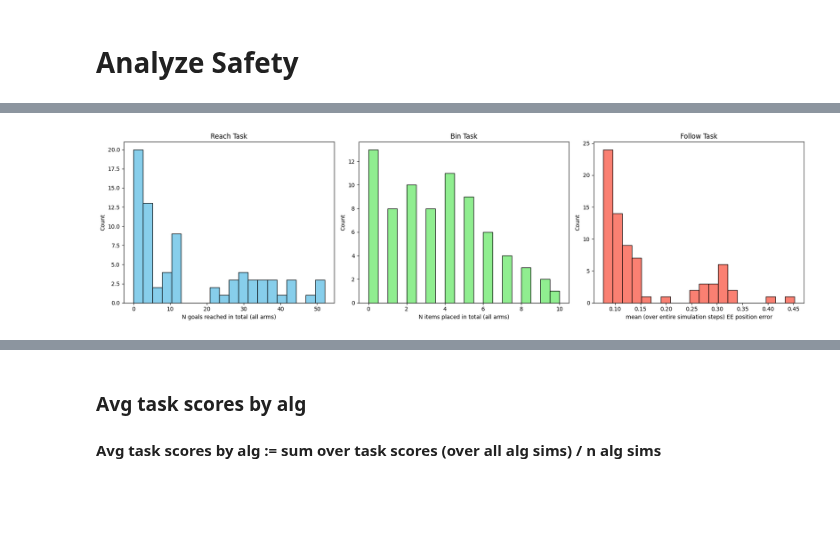
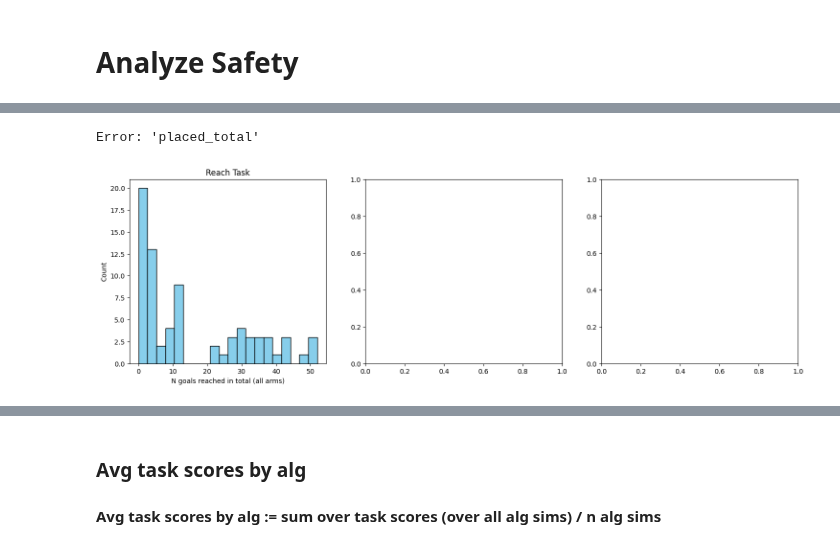
Before and after one commit to Dan7171/rl_for_curobo, a Jupyter notebook: projects_root/experiments/analysis_test.ipynb, the cells around one changed output, grey strips where cells are left out. Saved outputs shown, nothing was run; the diff lists cells and outputs as text; code cells hidden in the pictures; blank space fills up the shorter version.

```diff
--- a/projects_root/experiments/analysis_test.ipynb
+++ b/projects_root/experiments/analysis_test.ipynb
@@ -132,12 +139,12 @@ tmp_O_w5000_cov05_trust3 = '/home/dan/Desktop/data_benchmarks/name_format_2/from
 # %% [markdown]
 # Input config
 # %%
-root_paths = [tmp_O_w5000_cov05_trust3, verified_01_09] # batch_01_09_follow_reach_new_bugfix_in_logging_cols # change this to the root path of the simulations you want to check
+root_paths = [verified_01_09,O_w5000_cov05_trust3_thresh030] #[tmp_O_w5000_cov05_trust3, verified_01_09] # batch_01_09_follow_reach_new_bugfix_in_logging_cols # change this to the root path of the simulations you want to check
 dataset = ''
 verify = False # verify = True
 O_tuning = True
 n_max = 400 # max number of simulations to load (to prevent ram errors load at most 1000)
-exclude_substrings = ['V1_BEFORE_0109']
+exclude_substrings = ['V1_BEFORE_0109','Tfollow','Tbin'] # Exclude old version reach and follow simulations
 load_only = {
     'task_type': ['bin','reach','follow'], # ['reach', 'follow', 'bin']
     'alg':['O','O-','SC','SD','CC'], # ['O','O-','SC','SD','CC']
@@ -1458,7 +1411,7 @@ def plot_overall_distribution(df, target_label_name='Average Planning Time Per A
     plt.tight_layout()
     plt.show()
 # %%
-for target_col_name in ['tplanning_moaw','ctrl_freq_moaw']:
-    for box_plot_i in box_plot:
-        title = f'Overall distributiion of {target_col_name}, (BOXPLOT {box_plot_i})'
-        plot_overall_distribution(df_planning_time,title, target_col_name=target_col_name,boxplot=box_plot_i)
+# for target_col_name in ['tplanning_moaw','ctrl_freq_moaw']:
+#     for box_plot_i in box_plot:
+#         title = f'Overall distributiion of {target_col_name}, (BOXPLOT {box_plot_i})'
+#         plot_overall_distribution(df_planning_time,title, target_col_name=target_col_name,boxplot=box_plot_i)
@@ -2334,29 +2044,34 @@ Name: count, dtype: int64
 # %%
 # Histogram of the follow task score
+try:
+    fig, axs = plt.subplots(1, 3, figsize=(18, 5))
 
-fig, axs = plt.subplots(1, 3, figsize=(18, 5))
+    # Histogram for task_score_reach
+    axs[0].hist(overall_df[overall_df.task_type == 'reach']['reached_total'], bins=20, color='skyblue', edgecolor='black')
+    axs[0].set_title('Reach Task')
+    axs[0].set_xlabel('N goals reached in total (all arms)')
+    axs[0].set_ylabel('Count')
 
-# Histogram for task_score_reach
-axs[0].hist(overall_df[overall_df.task_type == 'reach']['reached_total'], bins=20, color='skyblue', edgecolor='black')
-axs[0].set_title('Reach Task')
-axs[0].set_xlabel('N goals reached in total (all arms)')
-axs[0].set_ylabel('Count')
+    # Histogram for task_score_bins
+    axs[1].hist(overall_df[overall_df.task_type == 'bin']['placed_total'], bins=20, color='lightgreen', edgecolor='black')
+    axs[1].set_title('Bin Task')
+    axs[1].set_xlabel('N items placed in total (all arms)')
+    axs[1].set_ylabel('Count')
 
-# Histogram for task_score_bins
-axs[1].hist(overall_df[overall_df.task_type == 'bin']['placed_total'], bins=20, color='lightgreen', edgecolor='black')
-axs[1].set_title('Bin Task')
-axs[1].set_xlabel('N items placed in total (all arms)')
-axs[1].set_ylabel('Count')
+    # Histogram for task_score_follow
+    axs[2].hist(overall_df[overall_df.task_type == 'follow']['p_err_mean_arms_wsteps'], bins=20, color='salmon', edgecolor='black')
+    axs[2].set_title('Follow Task')
+    axs[2].set_xlabel('mean (over entire simulation steps) EE position error')
+    axs[2].set_ylabel('Count')
 
-# Histogram for task_score_follow
-axs[2].hist(overall_df[overall_df.task_type == 'follow']['p_err_mean_arms_wsteps'], bins=20, color='salmon', edgecolor='black')
-axs[2].set_title('Follow Task')
-axs[2].set_xlabel('mean (over entire simulation steps) EE position error')
-axs[2].set_ylabel('Count')
+    plt.tight_layout()
+    plt.show()
 
-plt.tight_layout()
-plt.show()
+except Exception as e:
+    print(f'Error: {e}')
+    pass
 # %% [output]
+Error: 'placed_total'
-[figure, old version]
+[figure, new version]
 # %%
 # Histogram of the follow task score
```
Also changed, not shown: parts of 52 cells of this notebook.
